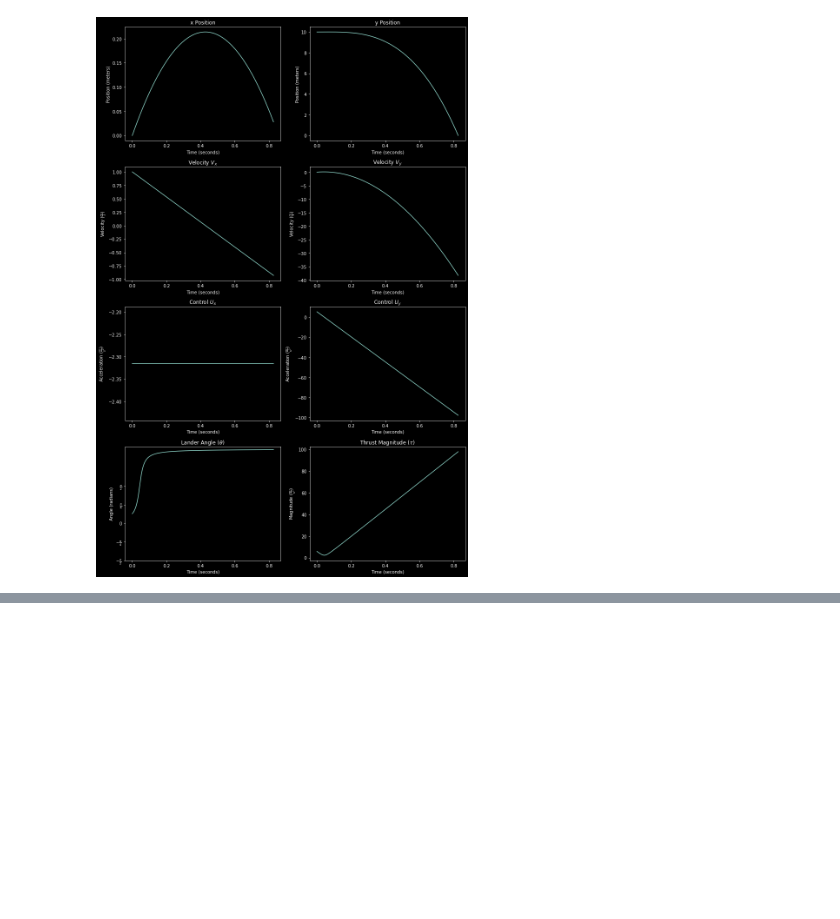
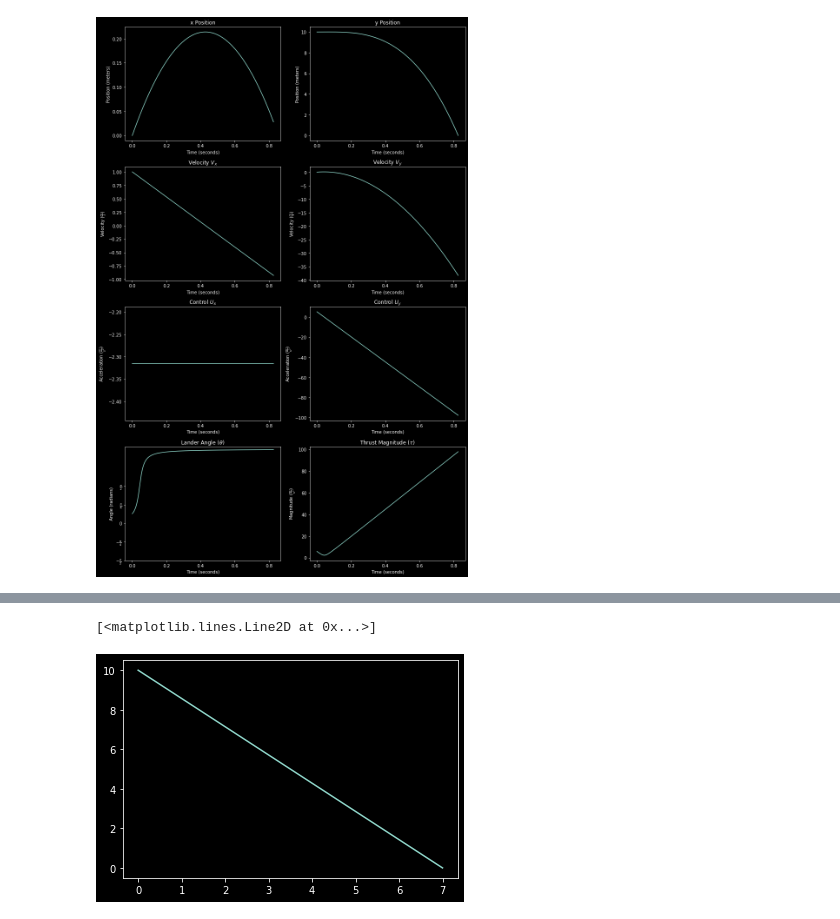
Before and after one commit to jpatrickb/moonlander_optimal_control, a Jupyter notebook: landing_zones.ipynb, the cells around one changed output, grey strips where cells are left out. Cells and saved outputs as stored; diff of their text form; code cells hidden in the pictures; blank space fills up the shorter version.

```diff
--- a/landing_zones.ipynb
+++ b/landing_zones.ipynb
@@ -295,0 +311,18 @@ Final Position: (-1.158, -0.0)
+# %%
+t_eval = np.linspace(0, 20, t_steps)
+y0 = np.ones((8, t_steps))
+# y0[0] = np.linspace(pos_init[0], 2.5, t_steps)
+split_idx = int(.5 * 200)
+x_front = np.linspace(pos_init[0], 4.5, int(split_idx))
+x_back = np.linspace(4.5, 3.5, t_steps - split_idx)
+y0[0, :split_idx] = x_front
+y0[0, split_idx:] = x_back
+
+y0[0] = np.linspace(pos_init[0], 7, t_steps)
+y0[1] = np.linspace(pos_init[1], 0, t_steps)    # y goes to 0
+y0[2] = np.linspace(v, 0, t_steps)    # vx goes to 0
+
+plt.plot(y0[0], y0[1])
+# %% [output]
+[<matplotlib.lines.Line2D at 0x...>]
+[figure, added]
```
Also changed, not shown: parts of 5 cells of this notebook, 1 other file.
